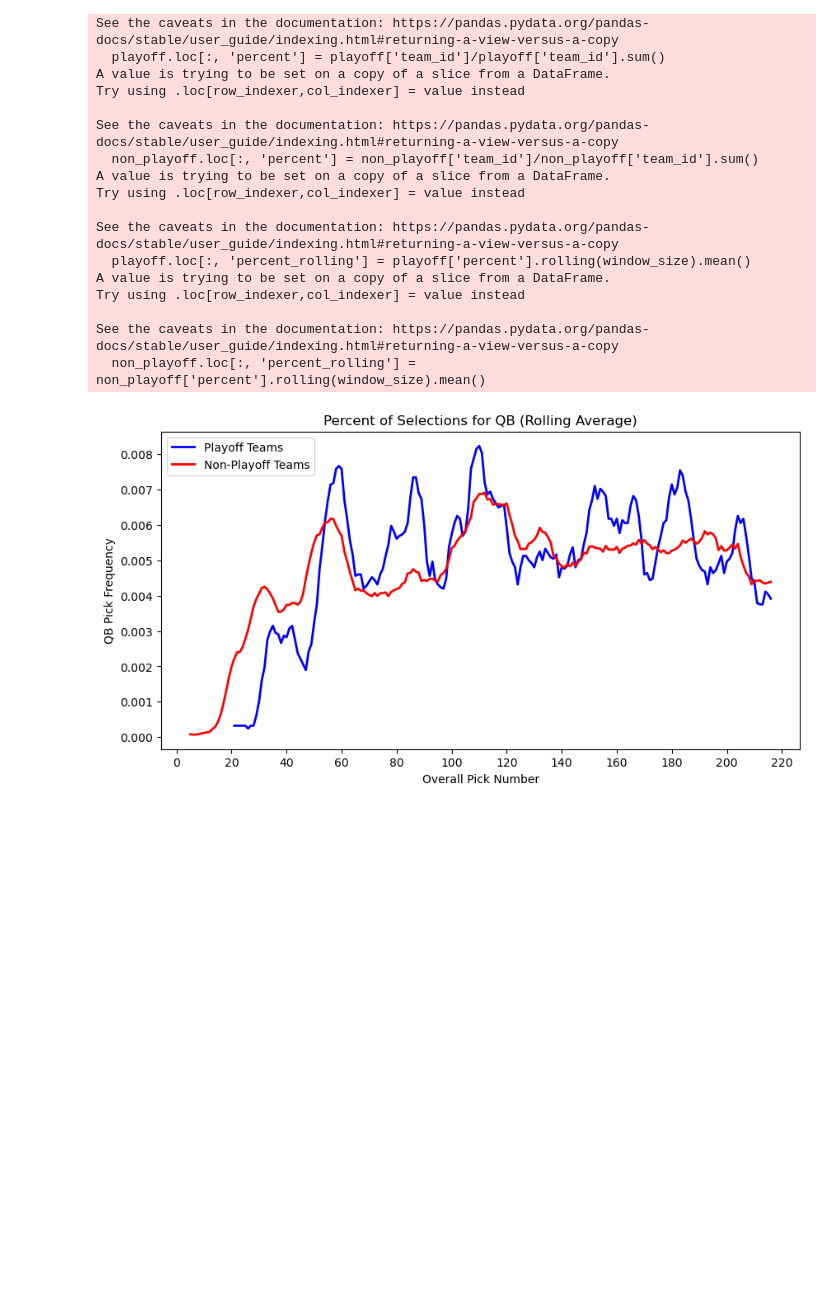
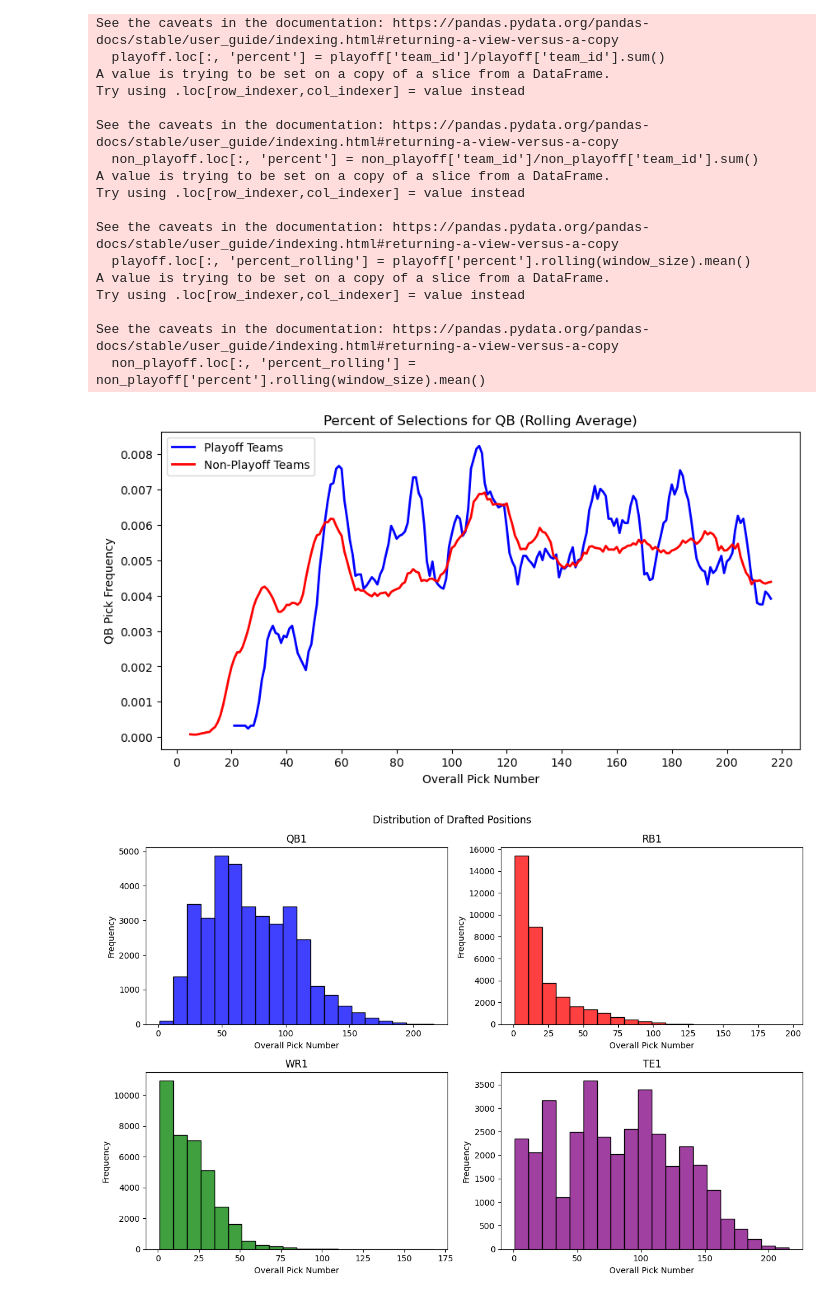
Before and after one commit to jackdepree/FFInsights, a Jupyter notebook: code/best_ball_mania_eda.ipynb, the cells around one changed output. Saved outputs shown, nothing was run; the diff lists cells and outputs as text; code cells hidden in the pictures; blank space fills up the shorter version.

```diff
--- a/code/best_ball_mania_eda.ipynb
+++ b/code/best_ball_mania_eda.ipynb
@@ -478,3 +479,73 @@ Try using .loc[row_indexer,col_indexer] = value instead
 See the caveats in the documentation: https://pandas.pydata.org/pandas-docs/stable/user_guide/indexing.html#returning-a-view-versus-a-copy
   non_playoff.loc[:, 'percent_rolling'] = non_playoff['percent'].rolling(window_size).mean()
 [figure]
+# %%
+# Transform data into the selection at which each team drafted each position
+def ordinal_ranks(data, drop_columns=False):
+    # Group by 'draft_id', 'position_name', 'pick_points' and 'overall_pick_number'
+    df = data[['team_id', 'position_name', 'overall_pick_number', 'pick_points']]
+    roster_points = data[['team_id', 'roster_points']].drop_duplicates()
+
+    data_grouped = df.groupby(['team_id', 'position_name', 'overall_pick_number', 'pick_points']).mean().reset_index()
+    data_grouped = data_grouped[['team_id', 'position_name', 'overall_pick_number', 'pick_points']]
+    data_grouped = data_grouped.drop(data_grouped[data_grouped['position_name'] == 'FB'].index)
+
+    # New column 'pos_rank' which is the rank of the 'position_name' in each 'draft_id'
+    # if lowest 'overall_pick_number' then rank is 1, if second lowest then rank is 2, and so on
+    data_grouped['pos_rank'] = data_grouped.groupby(['team_id', 'position_name'])['overall_pick_number'].rank()
+
+    # New column pos_team_rank which is position_name + pos_rank
+    data_grouped['pos_team_rank'] = data_grouped['position_name'] + data_grouped['pos_rank'].astype(str)
+
+    # Pivot the data so that position names are columns, and overall pick numbers are rows
+    data_grouped = data_grouped.pivot(index='team_id', columns='pos_team_rank', values='overall_pick_number').reset_index()
+
+    # Drop columns below 5 percent full
+    if drop_columns == True:
+        data_grouped = data_grouped.dropna(thresh=0.05*len(data_grouped), axis=1)
+
+    # Fill NaN values with 432
+    data_grouped = data_grouped.fillna(432)
+
+    # Merge with 'roster_points'
+    data_grouped = data_grouped.merge(roster_points, on='team_id')
+
+    # Drop 'team_id' column
+    data_grouped = data_grouped.drop(columns=['team_id'])
+
+    return data_grouped
+
+df = ordinal_ranks(data, drop_columns=True)
+
+# Plot the distribution of each position
+plt.figure(figsize=(12, 8))
+plt.suptitle('Distribution of Drafted Positions')
+
+plt.subplot(2, 2, 1)
+sns.histplot(df['QB1.0'], bins=20, color='blue')
+plt.title('QB1')
+plt.xlabel('Overall Pick Number')
+plt.ylabel('Frequency')
+
+plt.subplot(2, 2, 2)
+sns.histplot(df['RB1.0'], bins=20, color='red')
+plt.title('RB1')
+plt.xlabel('Overall Pick Number')
+plt.ylabel('Frequency')
+
+plt.subplot(2, 2, 3)
+sns.histplot(df['WR1.0'], bins=20, color='green')
+plt.title('WR1')
+plt.xlabel('Overall Pick Number')
+plt.ylabel('Frequency')
+
+plt.subplot(2, 2, 4)
+sns.histplot(df['TE1.0'], bins=20, color='purple')
+plt.title('TE1')
+plt.xlabel('Overall Pick Number')
+plt.ylabel('Frequency')
+
+plt.tight_layout()
+plt.show()
+# %% [output]
+[figure, added]
```
Also changed, not shown: parts of 4 cells of this notebook, 33 other files.
